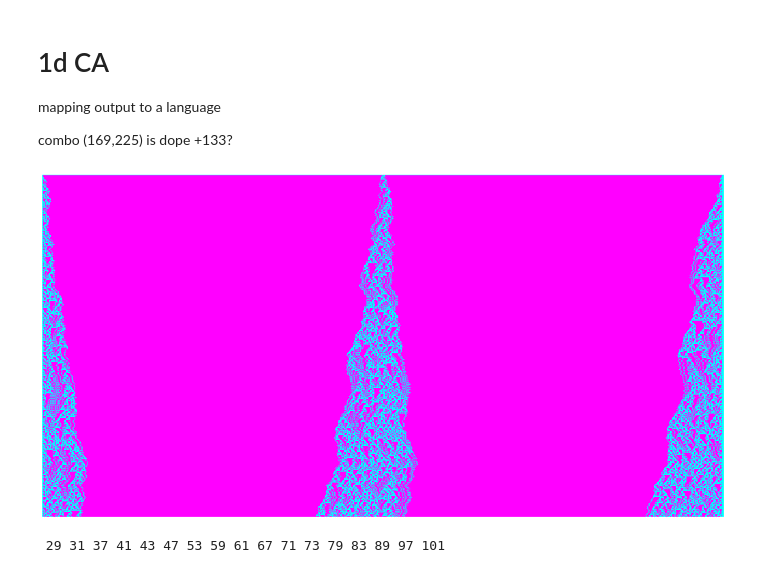
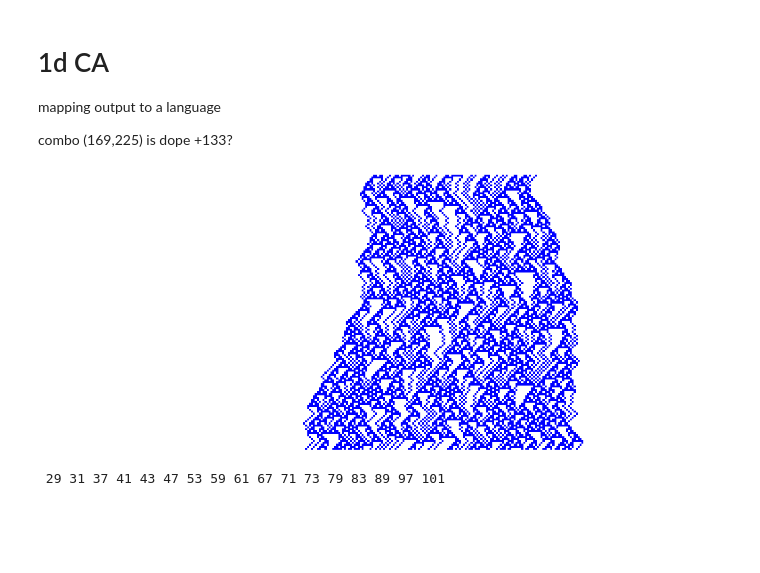
Before and after one commit to bfbarry/mathy_things, a Jupyter notebook: pattern_generation/cellular_automata.ipynb, the cells around one changed output. Saved outputs shown, nothing was run; the diff lists cells and outputs as text; code cells hidden in the pictures; blank space fills up the shorter version.

```diff
--- a/pattern_generation/cellular_automata.ipynb
+++ b/pattern_generation/cellular_automata.ipynb
@@ -39,37 +40,38 @@ class CA:
 
         self.ruleset = ruleset
 
     def update(self, curr_state):
         new_state = [0 for i in range(len(curr_state))]
         for i in range(1,len(curr_state) - 2): #avoiding edges
             l,c,r = curr_state[i - 1], curr_state[i], curr_state[i + 1]
             new_state[i] = int(self.ruleset[f'{l}{c}{r}'])
         return new_state
 
-    def run(self, lifetime, width = None, t0 = None, plot = True):
+    def run(self, lifetime, width = None, t0 = None, plot = True, color='cool'):
         grid = [] #really a bunch of 1d state arrays
         if t0 is None:
             t0 = [0 for i in range(width)]
             t0[int(width/2)] = 1
 
         grid.append(t0)
         curr = t0
         for t in range(lifetime):
             if type(self.rule) != int:
                 self.make_ruleset(np.random.choice(self.rule))
             curr = self.update(curr)
             grid.append(curr)
 
+        grid = np.array(grid)[250:-10,200:-250 ]
         if plot:
-            plt.imshow(grid,cmap='cool')
+            plt.imshow(grid,cmap=color)
             plt.axis('off')
             plt.show()
 
 x = CA(rule = (169,225))
 plt.figure(figsize=[20,20])
-x.run(400,800)
+x.run(400,800, color = colors.ListedColormap(['blue', 'white']))
 # %% [output]
-[figure, old version]
+[figure, new version]
 # %%
 primes = input().split(' ')
 primes = [int(i) for i in primes]
```
Also changed, not shown: parts of 1 cell of this notebook, 4 other files.
